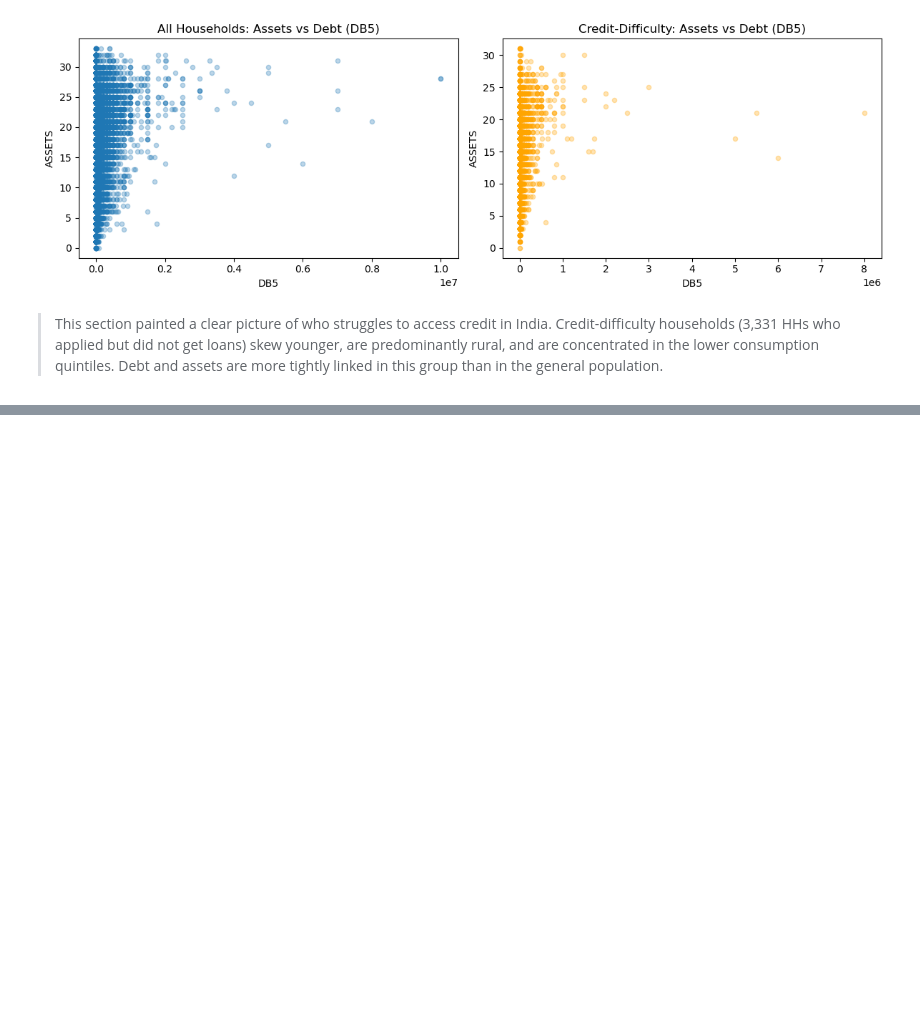
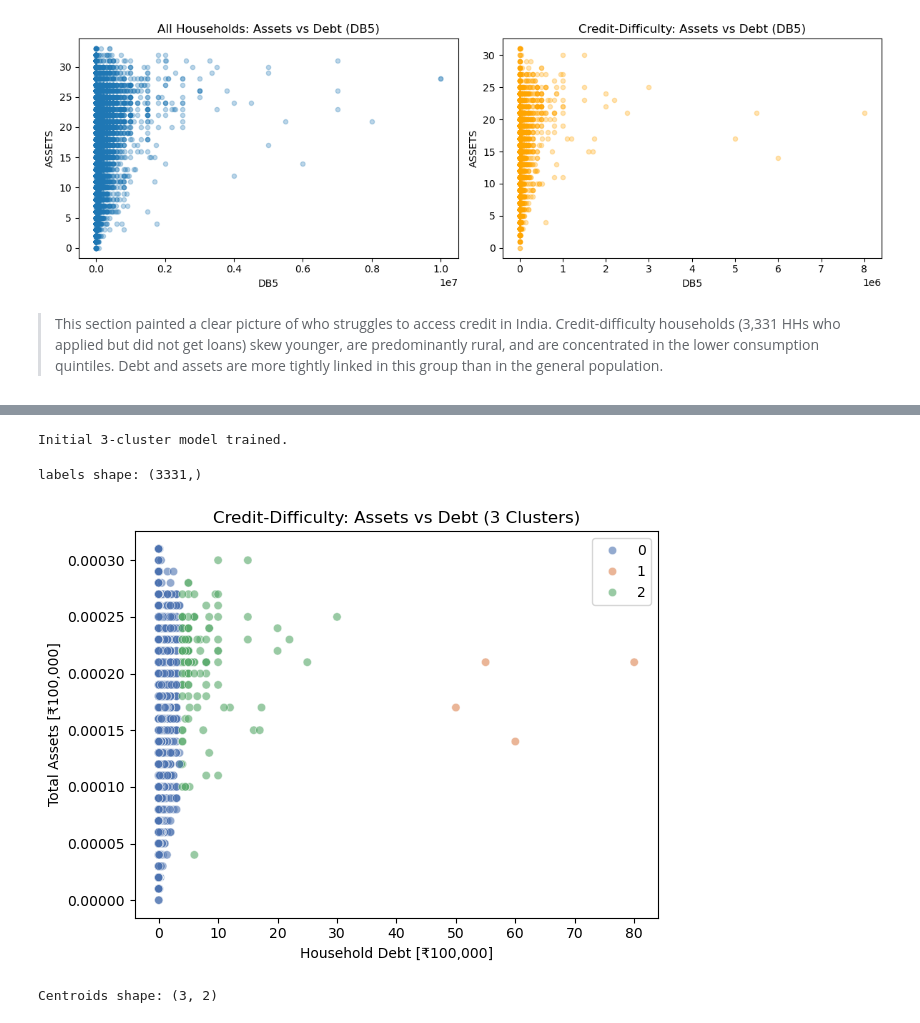
Before and after one commit to AJ-MH/Data-Science-Machine-Learning, a Jupyter notebook: indian-household-segmentation/indian_household_segmentation.ipynb, the cells around one changed output, grey strips where cells are left out. Cells and saved outputs as stored; diff of their text form; code cells hidden in the pictures; blank space fills up the shorter version.

Commit message:
Section 2: 2-feature KMeans clustering

```diff
--- a/indian-household-segmentation/indian_household_segmentation.ipynb
+++ b/indian-household-segmentation/indian_household_segmentation.ipynb
@@ -365,0 +422,6 @@ Credit-difficulty households (3,331 HHs who applied but did not get loans) skew
+# %%
+# Feature matrix
+X = df[["DB5", "ASSETS"]]
+print("X type:", type(X))
+print("X shape:", X.shape)
+X.head()
@@ -365,0 +437,18 @@ Credit-difficulty households (3,331 HHs who applied but did not get loans) skew
+# %%
+# === Median Imputation for Clustering Features ===
+from sklearn.impute import SimpleImputer
+
+print("Before imputation:")
+print("X shape:", X.shape)
+print("NaNs in DB5:", X["DB5"].isna().sum())
+print("NaNs in ASSETS:", X["ASSETS"].isna().sum())
+
+# Median imputation
+imputer = SimpleImputer(strategy="median")
+X_imputed = imputer.fit_transform(X)
+X = pd.DataFrame(X_imputed, columns=X.columns)
+
+print("\nAfter median imputation:")
+print("X shape:", X.shape)
+print("No more NaNs — ready for KMeans!")
+print(X.isna().sum())
@@ -365,0 +467,32 @@ Credit-difficulty households (3,331 HHs who applied but did not get loans) skew
+# %%
+# Initial kmeans model
+model = KMeans(n_clusters=3, random_state=42)
+model.fit(X)
+print("Initial 3-cluster model trained.")
+# %% [output]
+Initial 3-cluster model trained.
+# %%
+labels = model.labels_
+print("labels shape:", labels.shape)
+# %% [output]
+labels shape: (3331,)
+# %%
+sns.scatterplot(
+    x=df["DB5"] / 1e5,
+    y=df["ASSETS"] / 1e5,
+    hue=labels,
+    palette="deep",
+    alpha=0.6
+)
+plt.xlabel("Household Debt [₹100,000]")
+plt.ylabel("Total Assets [₹100,000]")
+plt.title("Credit-Difficulty: Assets vs Debt (3 Clusters)")
+plt.tight_layout()
+plt.show()
+# %% [output]
+[figure, added]
+# %%
+centroids = model.cluster_centers_
+print("Centroids shape:", centroids.shape)
+# %% [output]
+Centroids shape: (3, 2)
```
Also changed, not shown: parts of 16 cells of this notebook.
